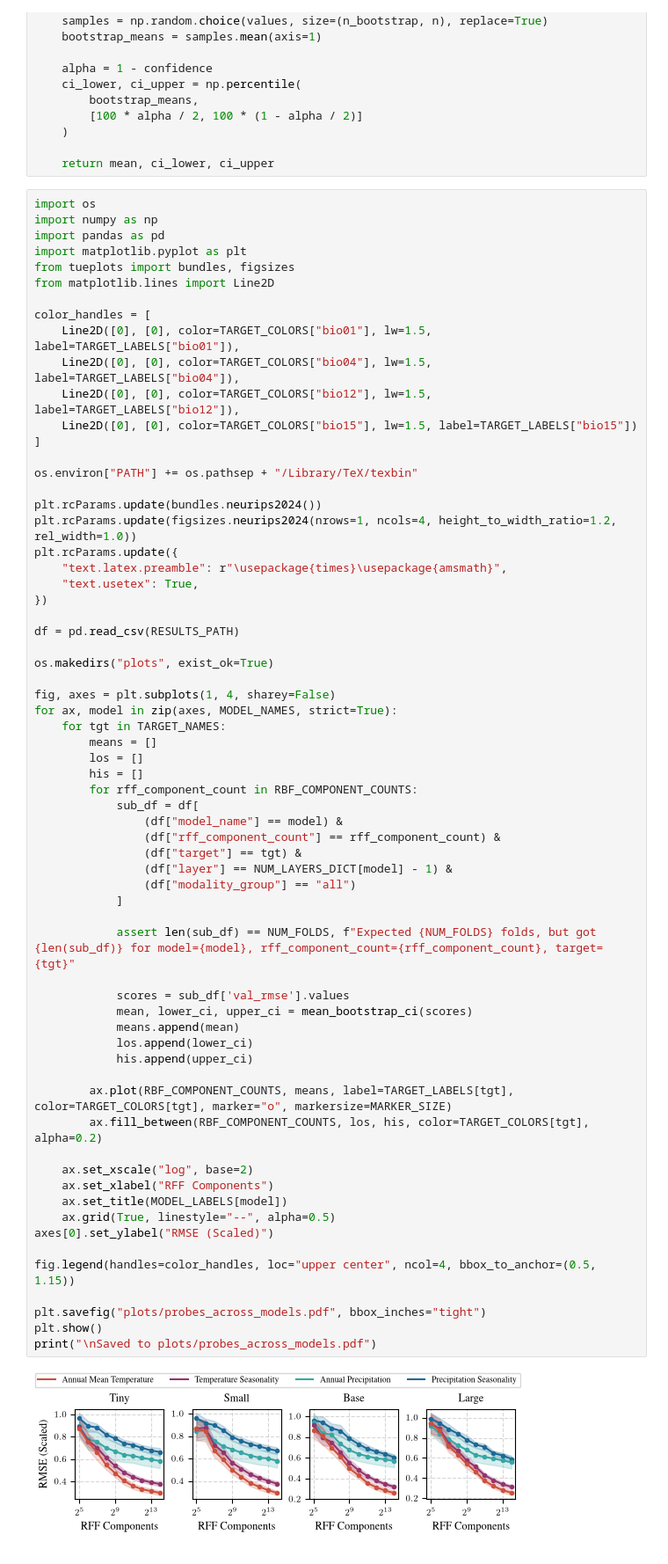
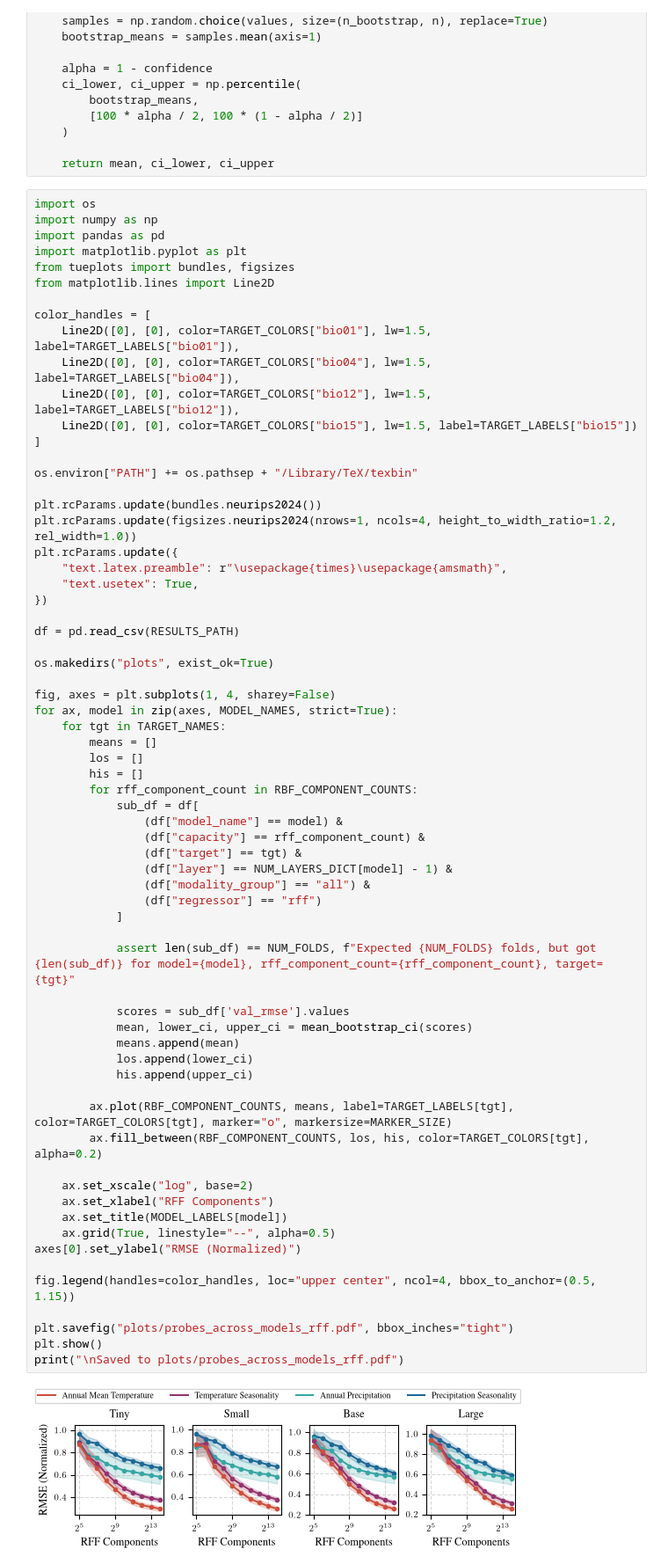
Before and after one commit to kdybek/terramind_probing, a Jupyter notebook: plots.ipynb, the cells around one changed output. Shown at 88% size. Drawn from its saved outputs; the diff is of its cells as text.

```diff
--- a/plots.ipynb
+++ b/plots.ipynb
@@ -128,37 +129,38 @@ for ax, model in zip(axes, MODEL_NAMES, strict=True):
         means = []
         los = []
         his = []
         for rff_component_count in RBF_COMPONENT_COUNTS:
             sub_df = df[
                 (df["model_name"] == model) &
-                (df["rff_component_count"] == rff_component_count) &
+                (df["capacity"] == rff_component_count) &
                 (df["target"] == tgt) &
                 (df["layer"] == NUM_LAYERS_DICT[model] - 1) &
-                (df["modality_group"] == "all")
+                (df["modality_group"] == "all") &
+                (df["regressor"] == "rff")
             ]
 
             assert len(sub_df) == NUM_FOLDS, f"Expected {NUM_FOLDS} folds, but got {len(sub_df)} for model={model}, rff_component_count={rff_component_count}, target={tgt}"
 
             scores = sub_df['val_rmse'].values
             mean, lower_ci, upper_ci = mean_bootstrap_ci(scores)
             means.append(mean)
             los.append(lower_ci)
             his.append(upper_ci)
 
         ax.plot(RBF_COMPONENT_COUNTS, means, label=TARGET_LABELS[tgt], color=TARGET_COLORS[tgt], marker="o", markersize=MARKER_SIZE)
         ax.fill_between(RBF_COMPONENT_COUNTS, los, his, color=TARGET_COLORS[tgt], alpha=0.2)
 
     ax.set_xscale("log", base=2)
     ax.set_xlabel("RFF Components")
     ax.set_title(MODEL_LABELS[model])
     ax.grid(True, linestyle="--", alpha=0.5)
-axes[0].set_ylabel("RMSE (Scaled)")
+axes[0].set_ylabel("RMSE (Normalized)")
 
 fig.legend(handles=color_handles, loc="upper center", ncol=4, bbox_to_anchor=(0.5, 1.15))
 
-plt.savefig("plots/probes_across_models.pdf", bbox_inches="tight")
+plt.savefig("plots/probes_across_models_rff.pdf", bbox_inches="tight")
 plt.show()
-print("\nSaved to plots/probes_across_models.pdf")
+print("\nSaved to plots/probes_across_models_rff.pdf")
 # %% [output]
-[figure, old version]
+[figure, new version]
 Saved to plots/probes_across_models.pdf
```
Also changed, not shown: parts of 7 cells of this notebook, 3 other files.
